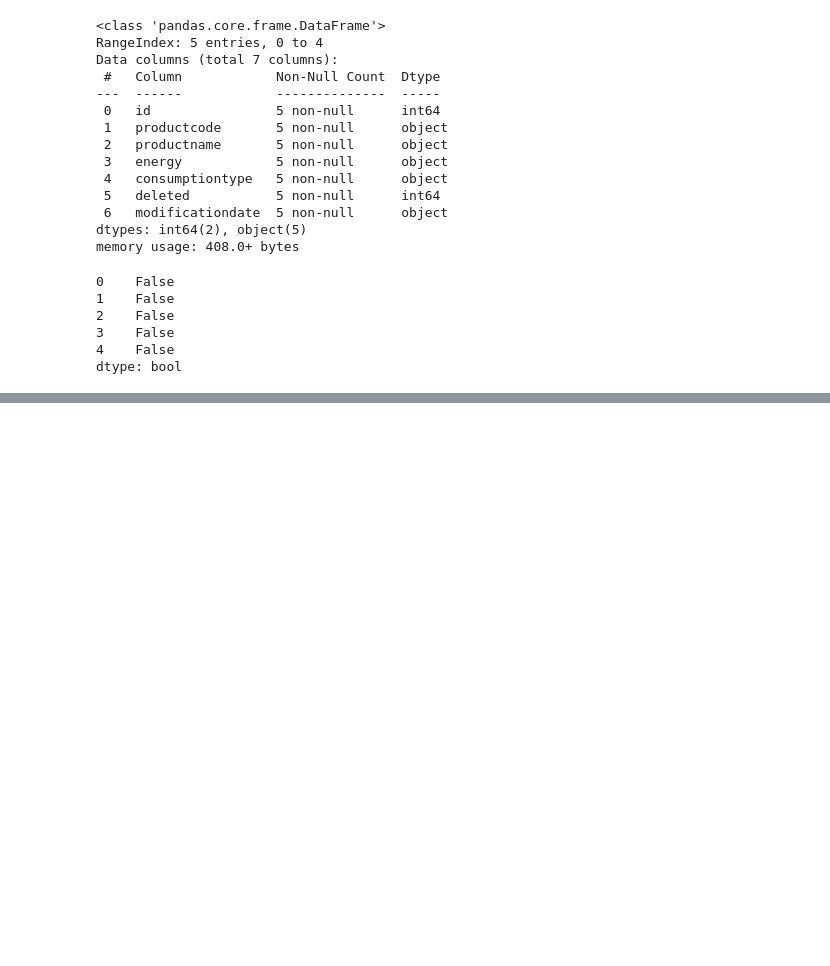
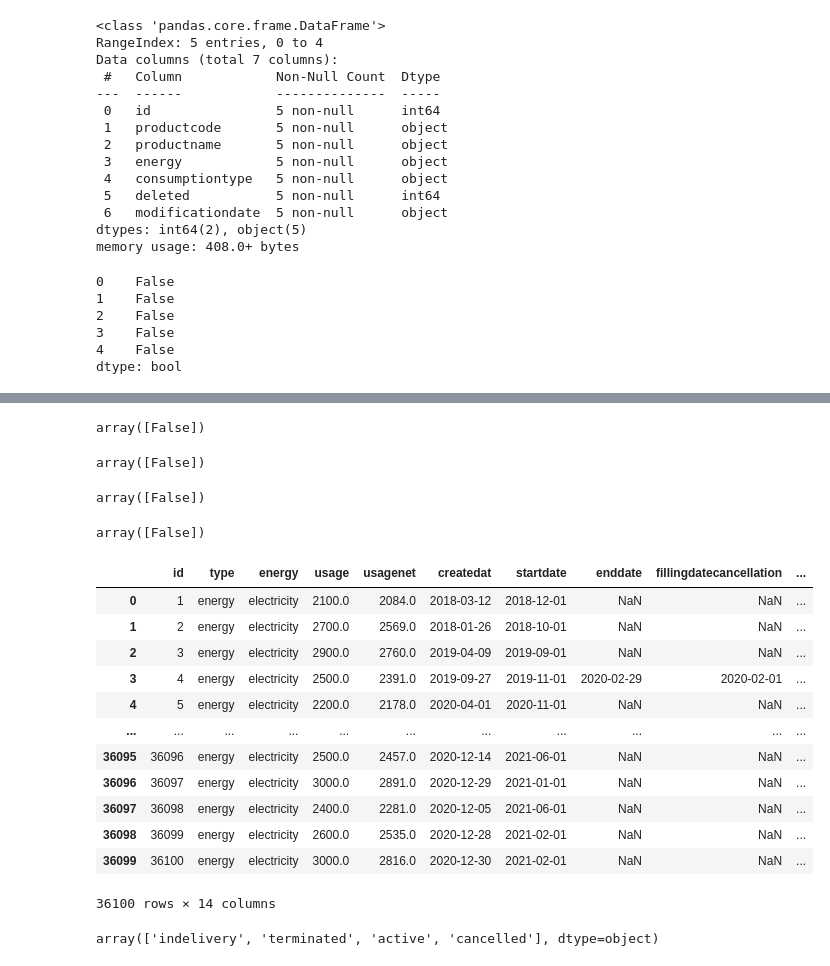
Before and after one commit to jha-manvi/CaseStudy_DE, a Jupyter notebook: case-study-nb.ipynb, the cells around one changed output, grey strips where cells are left out. Cells and saved outputs as stored; diff of their text form; code cells hidden in the pictures; blank space fills up the shorter version.

```diff
--- a/case-study-nb.ipynb
+++ b/case-study-nb.ipynb
@@ -314,0 +299,36 @@ array([False])
+# %%
+df_oct_cntr.duplicated().unique()
+# %% [output]
+array([False])
+# %%
+df_nov_cntr.duplicated().unique()
+# %% [output]
+array([False])
+# %%
+df_dec_cntr.duplicated().unique()
+# %% [output]
+array([False])
+# %%
+df_jan_cntr.duplicated().unique()
+# %% [output]
+array([False])
+# %%
+df_jan_cntr
+# %% [output]
+|  | id | type | energy | usage | usagenet | createdat | startdate | enddate | fillingdatecancellation | ... |
+| 0 | 1 | energy | electricity | 2100.0 | 2084.0 | 2018-03-12 | 2018-12-01 | NaN | NaN | ... |
+| 1 | 2 | energy | electricity | 2700.0 | 2569.0 | 2018-01-26 | 2018-10-01 | NaN | NaN | ... |
+| 2 | 3 | energy | electricity | 2900.0 | 2760.0 | 2019-04-09 | 2019-09-01 | NaN | NaN | ... |
+| 3 | 4 | energy | electricity | 2500.0 | 2391.0 | 2019-09-27 | 2019-11-01 | 2020-02-29 | 2020-02-01 | ... |
+| 4 | 5 | energy | electricity | 2200.0 | 2178.0 | 2020-04-01 | 2020-11-01 | NaN | NaN | ... |
+| ... | ... | ... | ... | ... | ... | ... | ... | ... | ... | ... |
+| 36095 | 36096 | energy | electricity | 2500.0 | 2457.0 | 2020-12-14 | 2021-06-01 | NaN | NaN | ... |
+| 36096 | 36097 | energy | electricity | 3000.0 | 2891.0 | 2020-12-29 | 2021-01-01 | NaN | NaN | ... |
+| 36097 | 36098 | energy | electricity | 2400.0 | 2281.0 | 2020-12-05 | 2021-06-01 | NaN | NaN | ... |
+| 36098 | 36099 | energy | electricity | 2600.0 | 2535.0 | 2020-12-28 | 2021-02-01 | NaN | NaN | ... |
+| 36099 | 36100 | energy | electricity | 3000.0 | 2816.0 | 2020-12-30 | 2021-02-01 | NaN | NaN | ... |
+36100 rows × 14 columns
+# %%
+df_jan_cntr['status'].unique()
+# %% [output]
+array(['indelivery', 'terminated', 'active', 'cancelled'], dtype=object)
```
Also changed, not shown: parts of 20 cells of this notebook, 48 other files.
